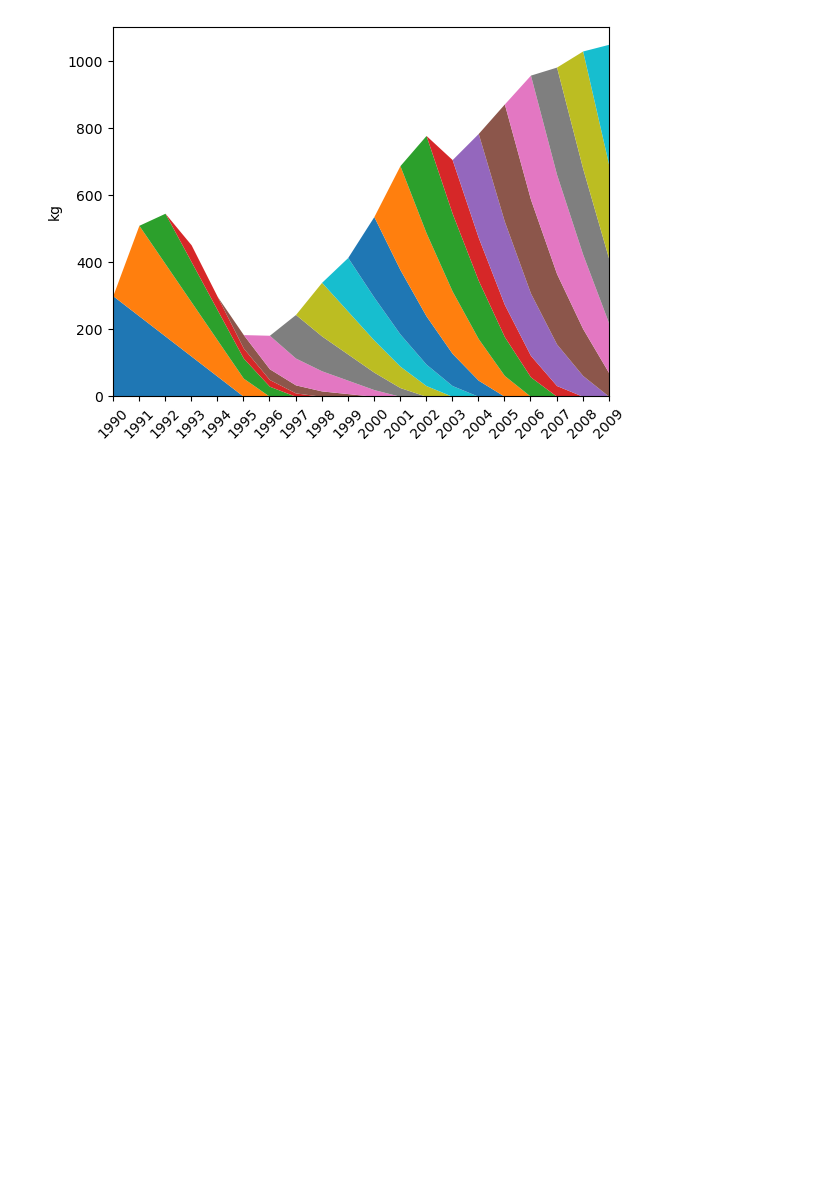
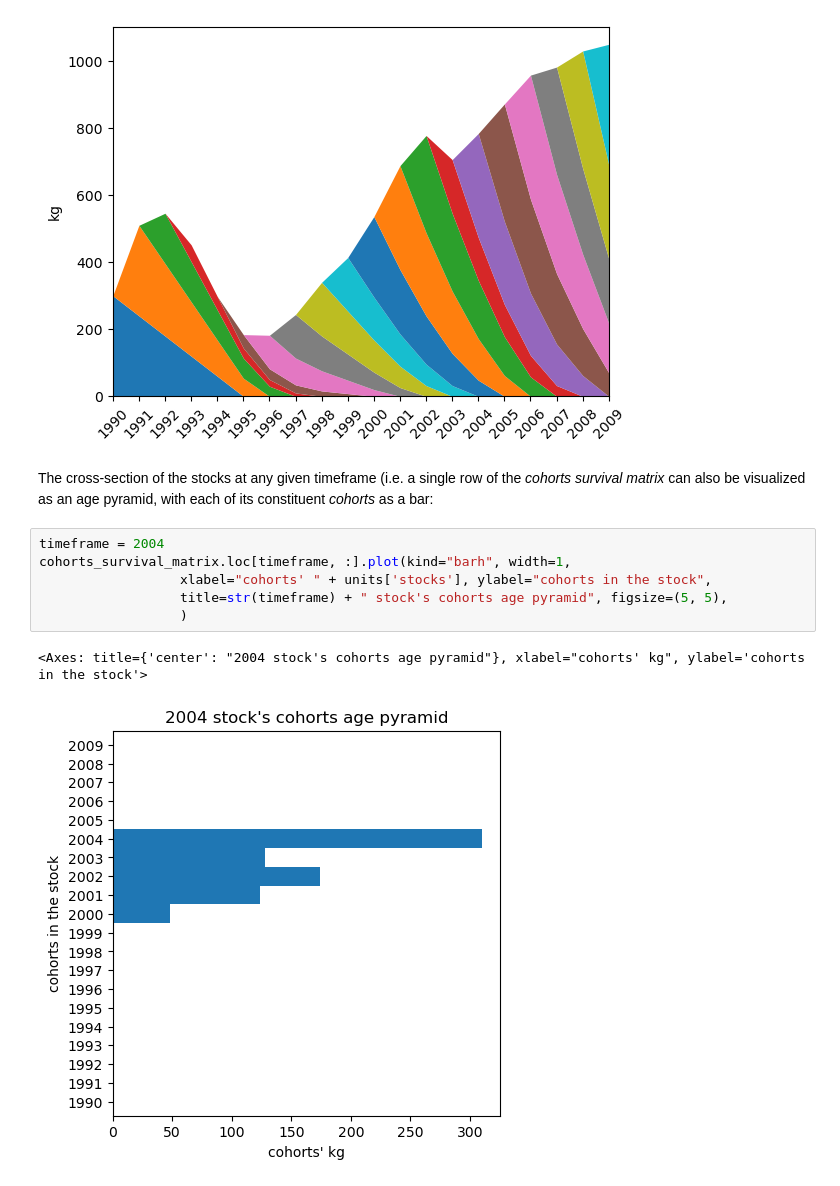
Before and after one commit to TomerFishman/RAPID-MFA, a Jupyter notebook: RAPID-MFA notebooks/00_conventions_and_data_structures.ipynb, the cells around one changed output. Saved outputs shown, nothing was run; the diff lists cells and outputs as text; blank space fills up the shorter version.

```diff
--- a/RAPID-MFA notebooks/00_conventions_and_data_structures.ipynb
+++ b/RAPID-MFA notebooks/00_conventions_and_data_structures.ipynb
@@ -651,3 +653,14 @@ plt.xlim(timeframes[0], timeframes[-1])
 # %% [output]
 (1990.0, 2009.0)
 [figure]
+# %% [markdown]
+The cross-section of the stocks at any given timeframe (i.e. a single row of the _cohorts survival matrix_ can also be visualized as an age pyramid, with each of its constituent _cohorts_ as a bar:
+# %%
+timeframe = 2004
+cohorts_survival_matrix.loc[timeframe, :].plot(kind="barh", width=1,
+                  xlabel="cohorts' " + units['stocks'], ylabel="cohorts in the stock",
+                  title=str(timeframe) + " stock's cohorts age pyramid", figsize=(5, 5),
+                  )
+# %% [output]
+<Axes: title={'center': "2004 stock's cohorts age pyramid"}, xlabel="cohorts' kg", ylabel='cohorts in the stock'>
+[figure, added]
```
Also changed, not shown: parts of 5 cells of this notebook.
